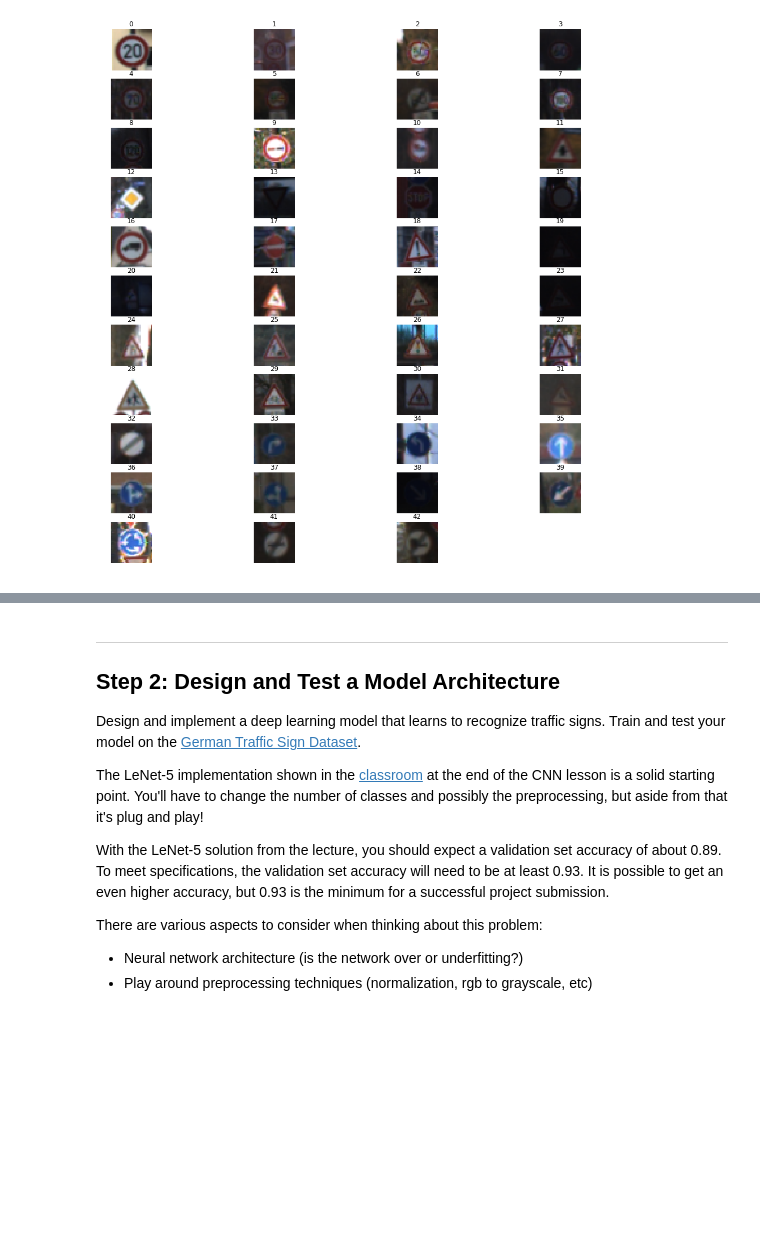
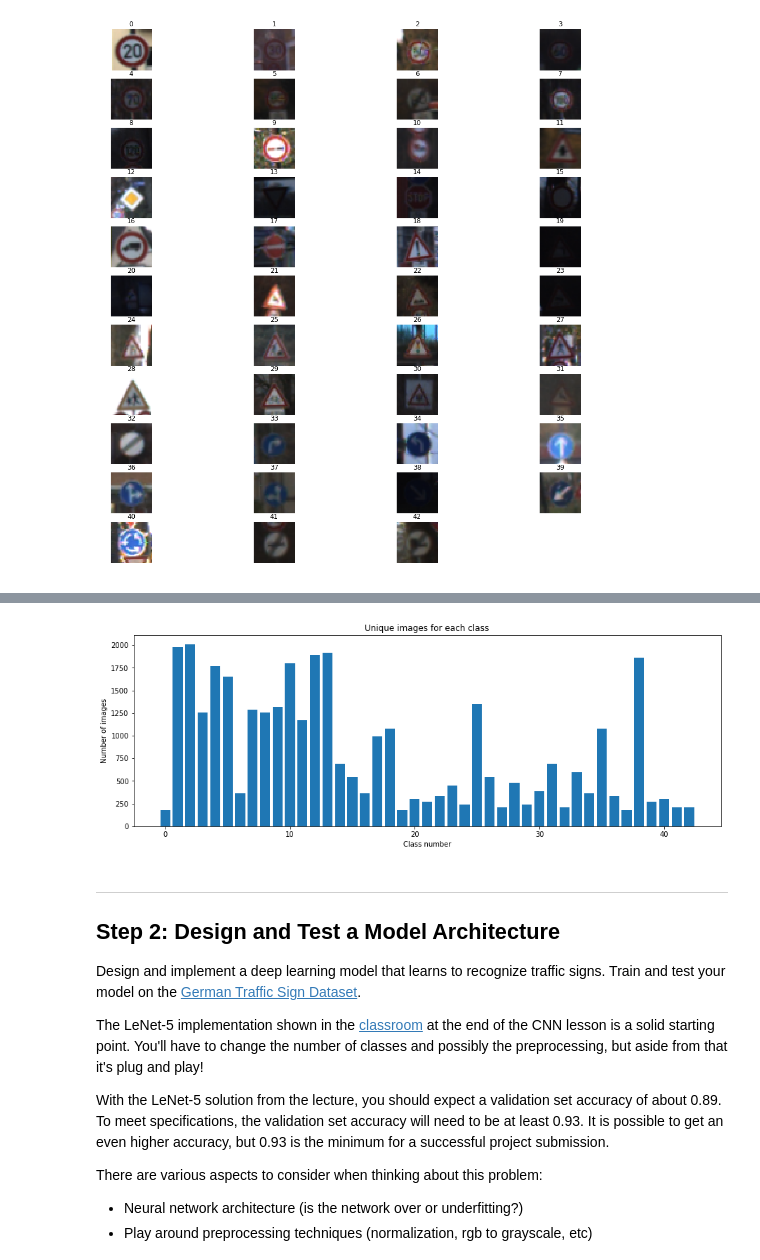
Before and after one commit to erick291992/CarND-Traffic-Sign-Classifier-Project, a Jupyter notebook: Traffic_Sign_Classifier.ipynb, the cells around one changed output, grey strips where cells are left out. Cells and saved outputs as stored; diff of their text form; code cells hidden in the pictures; blank space fills up the shorter version.

```diff
--- a/Traffic_Sign_Classifier.ipynb
+++ b/Traffic_Sign_Classifier.ipynb
@@ -100,16 +102,16 @@ import matplotlib.pyplot as plt
 # Visualizations will be shown in the notebook.
 %matplotlib inline
 
-num_of_samples=[]
+images_per_class=[] #array of the number of images per unique class
 plt.figure(figsize=(18, 18))
 
 for i in range(0, n_classes):
     plt.subplot(11, 4, i+1)
-    x_selected = X_train[y_train == i] #create an array of all signs with class of i
-    plt.imshow(x_selected[0, :, :, :]) #adds first image of selected sign to graph
+    selected_images = X_train[y_train == i] #create an array of all signs with class of i
+    plt.imshow(selected_images[0, :, :, :]) #adds first image of selected sign to graph
     plt.title(i)
     plt.axis('off')
-    num_of_samples.append(len(x_selected))
+    images_per_class.append(len(selected_images))
 plt.show()
 # %% [output]
 [figure]
@@ -116,3 +120,12 @@ plt.show()
+# %%
+plt.figure(figsize=(15, 5))
+plt.bar(range(0, n_classes), images_per_class)
+plt.title("Unique images for each class")
+plt.xlabel("Class number")
+plt.ylabel("Number of images")
+plt.show()
+# %% [output]
+[figure, added]
 # %% [markdown]
 ----
 
```
Also changed, not shown: parts of 21 cells of this notebook, 3 other files.
